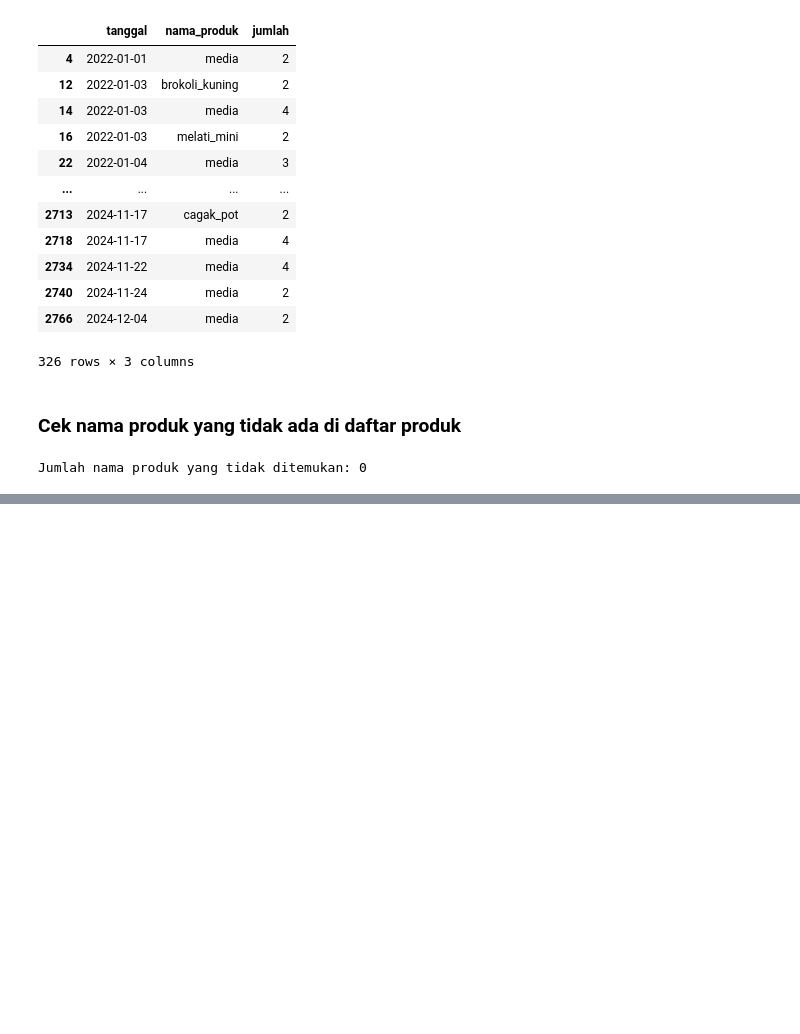
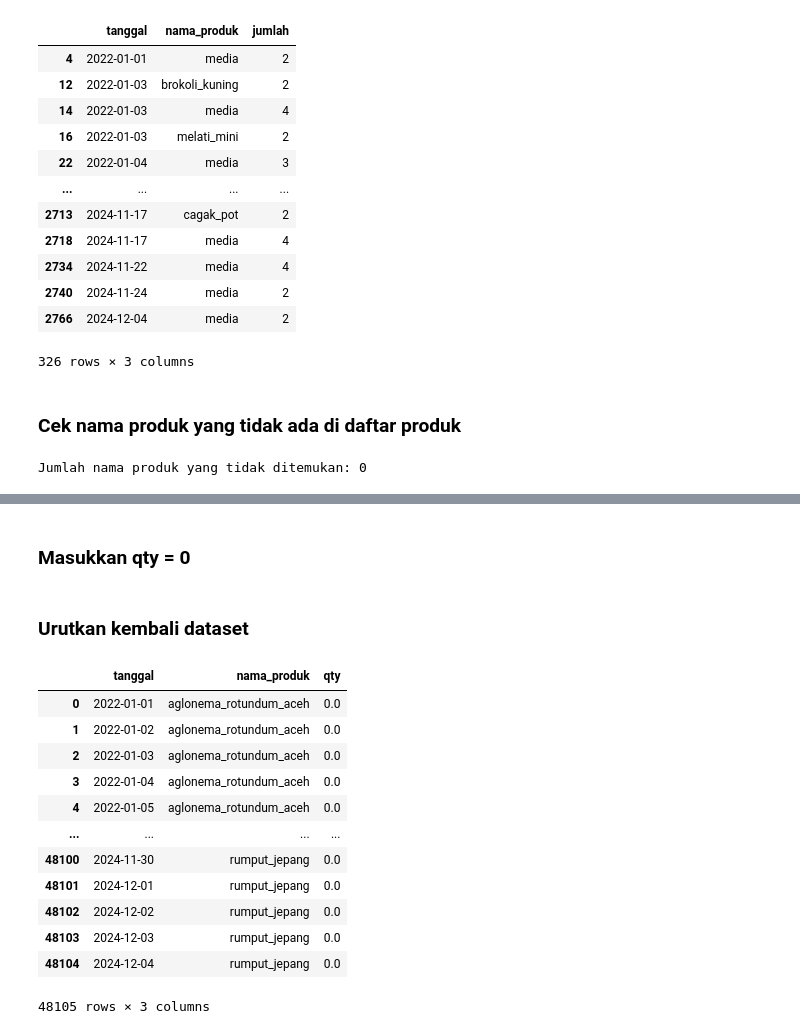
Before and after one commit to LukasKrisna/lstm-gru-stock-prediction, a Jupyter notebook: Cleaning Raw Data.ipynb, the cells around one changed output, grey strips where cells are left out. Saved outputs shown, nothing was run; the diff lists cells and outputs as text; code cells hidden in the pictures; blank space fills up the shorter version.

```diff
--- a/Cleaning Raw Data.ipynb
+++ b/Cleaning Raw Data.ipynb
@@ -175,0 +247,20 @@ Jumlah nama produk yang tidak ditemukan: 0
+# %%
+# Mengambil seluruh tanggal
+semua_tanggal = pd.date_range(
+    start=tanggal_mulai,
+    end=tanggal_akhir,
+    freq="D"
+)
+
+# Mengambil seluruh produk
+semua_produk = sorted(
+    sales_clean["nama_produk"].unique()
+)
+
+# Kombinasi nama produk untuk setiap tanggal yang terlewat
+kombinasi = pd.MultiIndex.from_product(
+    [semua_tanggal, semua_produk],
+    names=["tanggal", "nama_produk"]
+)
+
+dataset = kombinasi.to_frame(index=False)
@@ -175,0 +275,2 @@ Jumlah nama produk yang tidak ditemukan: 0
+# %% [markdown]
+### Masukkan qty = 0
@@ -175,0 +279,2 @@ Jumlah nama produk yang tidak ditemukan: 0
+# %% [markdown]
+### Urutkan kembali dataset
@@ -175,0 +285,16 @@ Jumlah nama produk yang tidak ditemukan: 0
+# %%
+dataset
+# %% [output]
+|  | tanggal | nama_produk | qty |
+| 0 | 2022-01-01 | aglonema_rotundum_aceh | 0.0 |
+| 1 | 2022-01-02 | aglonema_rotundum_aceh | 0.0 |
+| 2 | 2022-01-03 | aglonema_rotundum_aceh | 0.0 |
+| 3 | 2022-01-04 | aglonema_rotundum_aceh | 0.0 |
+| 4 | 2022-01-05 | aglonema_rotundum_aceh | 0.0 |
+| ... | ... | ... | ... |
+| 48100 | 2024-11-30 | rumput_jepang | 0.0 |
+| 48101 | 2024-12-01 | rumput_jepang | 0.0 |
+| 48102 | 2024-12-02 | rumput_jepang | 0.0 |
+| 48103 | 2024-12-03 | rumput_jepang | 0.0 |
+| 48104 | 2024-12-04 | rumput_jepang | 0.0 |
+48105 rows × 3 columns
```
Also changed, not shown: parts of 17 cells of this notebook, 1 other file.
